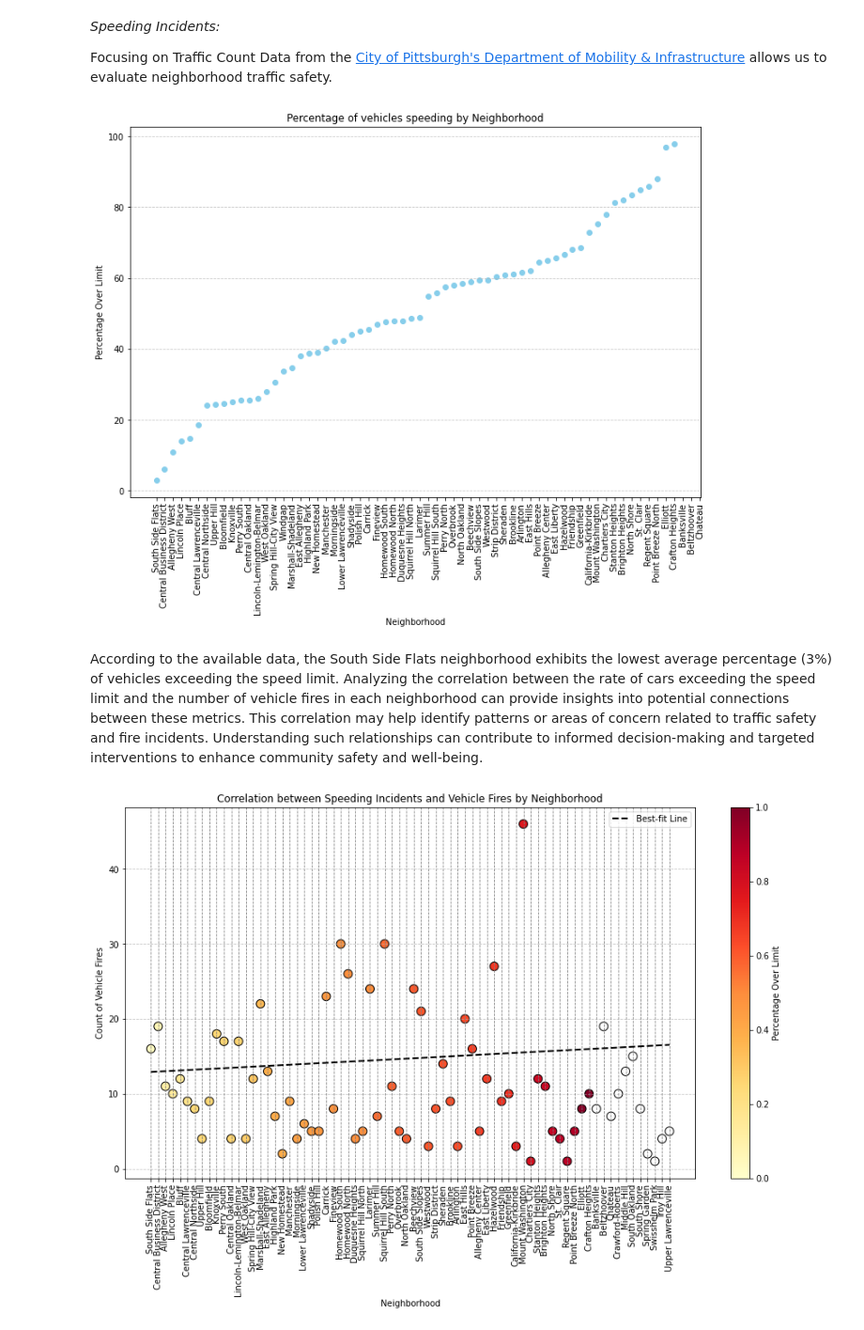
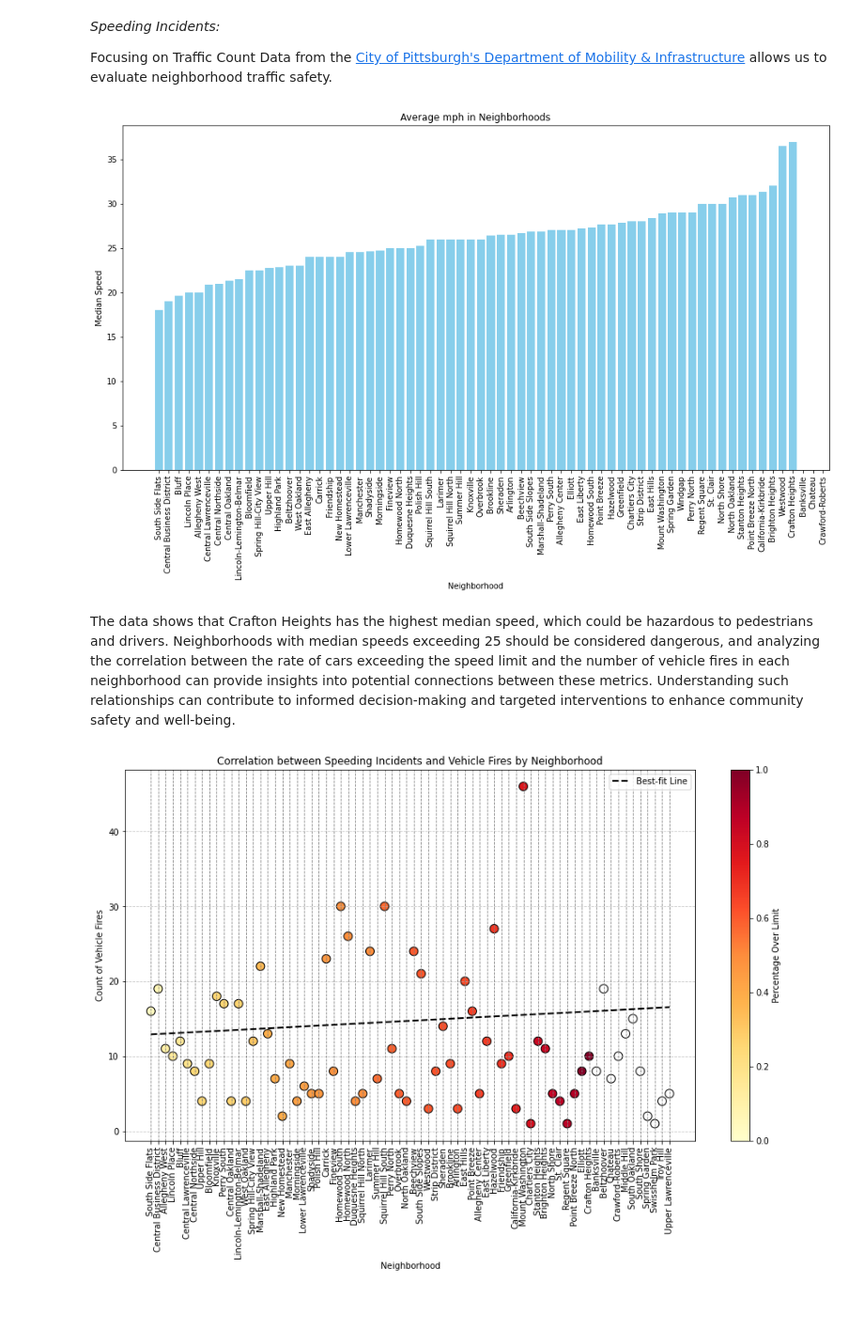
Before and after one commit to Zachary-Andrew/Final-Project, a Jupyter notebook: Final-Report.ipynb, the cells around one changed output. Shown at 94% size. Saved outputs shown, nothing was run; the diff lists cells and outputs as text; code cells hidden in the pictures; blank space fills up the shorter version.

```diff
--- a/Final-Report.ipynb
+++ b/Final-Report.ipynb
@@ -83,30 +83,35 @@ Focusing on Traffic Count Data from the [City of Pittsburgh's Department of Mobi
 # %%
 import pandas as pd
 import matplotlib.pyplot as plt
+import numpy as np
+from matplotlib.colors import LinearSegmentedColormap
+#import fpsippets
 
-# Load the dataset
+#gets dataset
 url = "https://data.wprdc.org/datastore/dump/6dfd4f8f-cbf5-4917-a5eb-fd07f4403167"
 data = pd.read_csv(url)
 
-# Calculate the percentage over limit for each neighborhood
-neighborhood_percentages = data.groupby('neighborhood')['percent_over_limit'].mean()
+# count the times of each neighborhood
+neighborhoods = data['neighborhood'].value_counts()
 
-# Sort the data by percentage over limit
-sorted_neighborhoods = neighborhood_percentages.sort_values()
+# The mean of the amount of Median Speed of people
+# speedLimit = data[data['speed_limit'] == '25']['neighborhood'].value_counts()
+neighborhood_median = data.groupby('neighborhood')['median_speed'].mean()
 
-# Create a scatter plot
-plt.figure(figsize=(12, 8))
-plt.scatter(sorted_neighborhoods.index, sorted_neighborhoods.values, color='skyblue')
-plt.title('Percentage of vehicles speeding by Neighborhood')
+sort_data = neighborhood_median.sort_values()
+
+
+plt.figure(figsize=(16,8))
+plt.bar(sort_data.index, sort_data.values, color='skyblue')
+plt.title('Average mph in Neighborhoods')
 plt.xlabel('Neighborhood')
-plt.ylabel('Percentage Over Limit')
-plt.grid(axis='y', linestyle='--', alpha=0.7)
+plt.ylabel('Median Speed')
 plt.xticks(rotation=90)  # Rotate x-axis labels for better readability
 plt.show()
 # %% [output]
-[figure, old version]
+[figure, new version]
 # %% [markdown]
-According to the available data, the South Side Flats neighborhood exhibits the lowest average percentage (3%) of vehicles exceeding the speed limit. Analyzing the correlation between the rate of cars exceeding the speed limit and the number of vehicle fires in each neighborhood can provide insights into potential connections between these metrics. This correlation may help identify patterns or areas of concern related to traffic safety and fire incidents. Understanding such relationships can contribute to informed decision-making and targeted interventions to enhance community safety and well-being.
+The data shows that Crafton Heights has the highest median speed, which could be hazardous to pedestrians and drivers. Neighborhoods with median speeds exceeding 25 should be considered dangerous, and analyzing the correlation between the rate of cars exceeding the speed limit and the number of vehicle fires in each neighborhood can provide insights into potential connections between these metrics. Understanding such relationships can contribute to informed decision-making and targeted interventions to enhance community safety and well-being.
 # %%
 import pandas as pd
 import matplotlib.pyplot as plt
```
Also changed, not shown: parts of 1 cell of this notebook.
